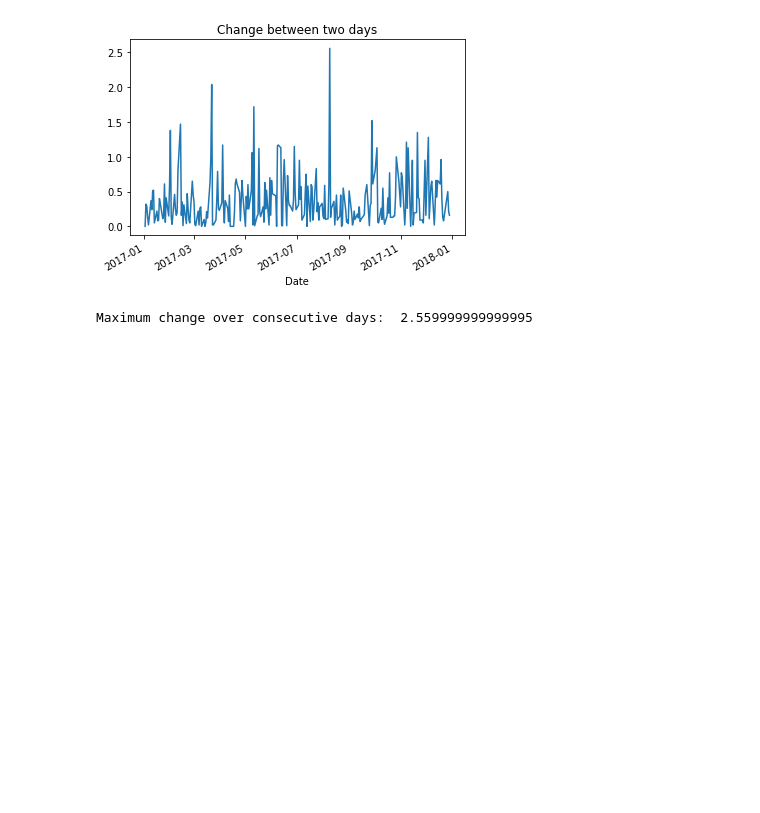
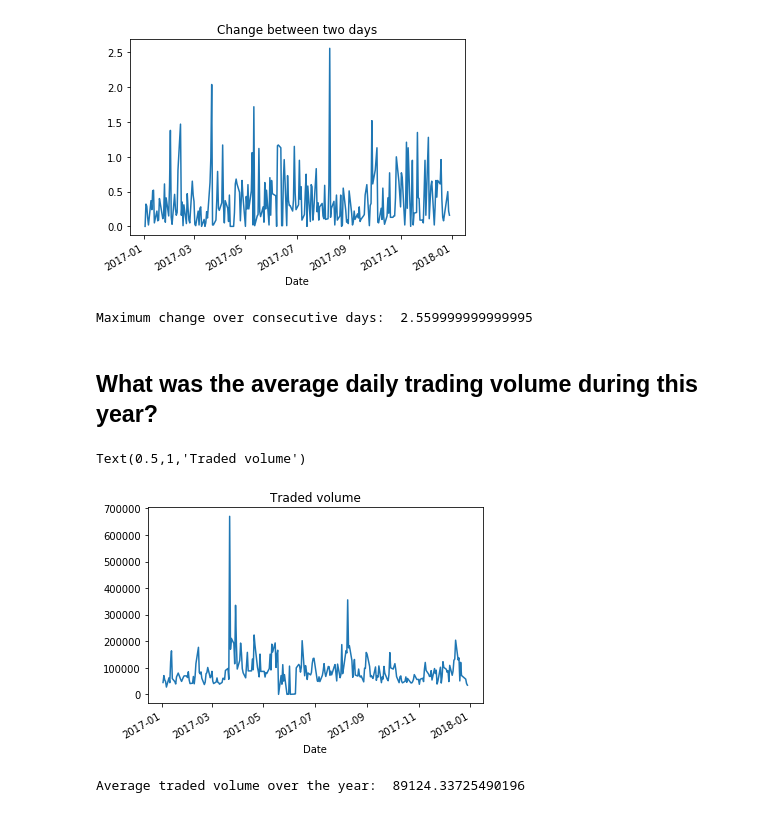
Before and after one commit to kiranchinta23/springboard, a Jupyter notebook: 07.Data_wrangling/api_mini_project/api_data_wrangling_mini_project.ipynb, the cells around one changed output. Cells and saved outputs as stored; diff of their text form; code cells hidden in the pictures; blank space fills up the shorter version.

```diff
--- a/07.Data_wrangling/api_mini_project/api_data_wrangling_mini_project.ipynb
+++ b/07.Data_wrangling/api_mini_project/api_data_wrangling_mini_project.ipynb
@@ -219,3 +219,16 @@ Text(0.5,1,'Change between two days')
 print('Maximum change over consecutive days: ',max(df_change_prev))
 # %% [output]
 Maximum change over consecutive days:  2.559999999999995
+# %% [markdown]
+## What was the average daily trading volume during this year?
+# %%
+df_trade_volume=df['Traded Volume']
+df_trade_volume.plot()
+plt.title('Traded volume')
+# %% [output]
+Text(0.5,1,'Traded volume')
+[figure, added]
+# %%
+print('Average traded volume over the year: ',df_trade_volume.mean())
+# %% [output]
+Average traded volume over the year:  89124.33725490196
```
Also changed, not shown: 1 other file.
